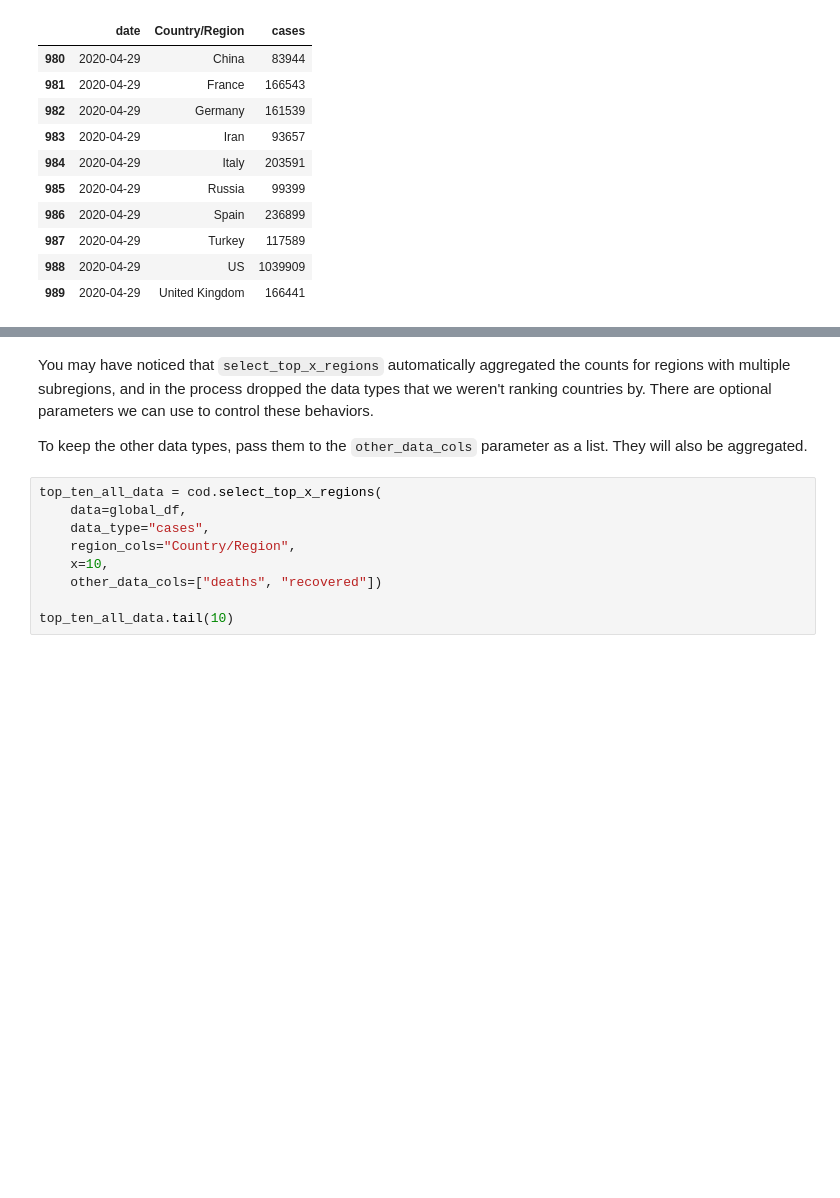
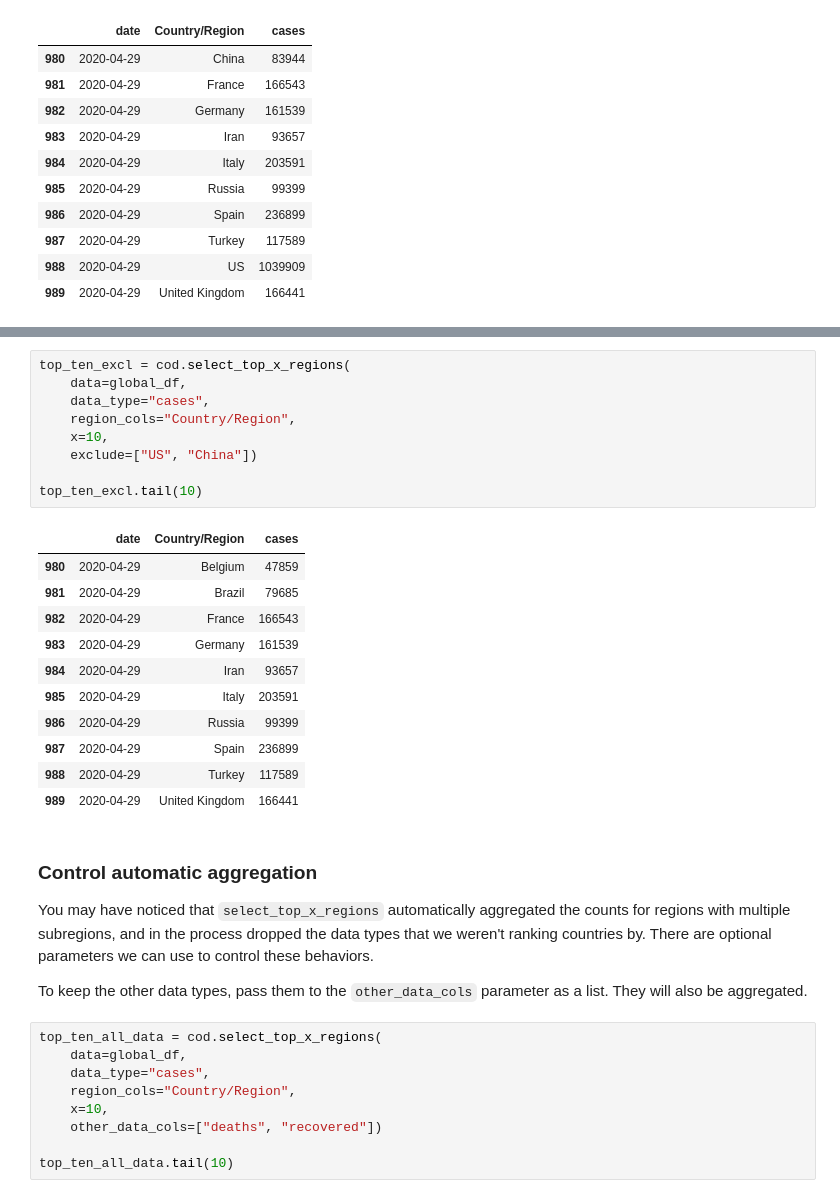
Before and after one commit to PayneLab/covid19pandas, a Jupyter notebook: docs/tutorial3_select_data.ipynb, the cells around one changed output, grey strips where cells are left out. Cells and saved outputs as stored; diff of their text form; blank space fills up the shorter version.

```diff
--- a/docs/tutorial3_select_data.ipynb
+++ b/docs/tutorial3_select_data.ipynb
@@ -103,4 +106,26 @@ top_ten.tail(10)
+# %%
+top_ten_excl = cod.select_top_x_regions(
+    data=global_df,
+    data_type="cases",
+    region_cols="Country/Region",
+    x=10,
+    exclude=["US", "China"])
+
+top_ten_excl.tail(10)
+# %% [output]
+|  | date | Country/Region | cases |
+| 980 | 2020-04-29 | Belgium | 47859 |
+| 981 | 2020-04-29 | Brazil | 79685 |
+| 982 | 2020-04-29 | France | 166543 |
+| 983 | 2020-04-29 | Germany | 161539 |
+| 984 | 2020-04-29 | Iran | 93657 |
+| 985 | 2020-04-29 | Italy | 203591 |
+| 986 | 2020-04-29 | Russia | 99399 |
+| 987 | 2020-04-29 | Spain | 236899 |
+| 988 | 2020-04-29 | Turkey | 117589 |
+| 989 | 2020-04-29 | United Kingdom | 166441 |
 # %% [markdown]
+### Control automatic aggregation
 You may have noticed that `select_top_x_regions` automatically aggregated the counts for regions with multiple subregions, and in the process dropped the data types that we weren't ranking countries by. There are optional parameters we can use to control these behaviors.
 
 To keep the other data types, pass them to the `other_data_cols` parameter as a list. They will also be aggregated.
```
Also changed, not shown: parts of 1 cell of this notebook, 1 other file.
